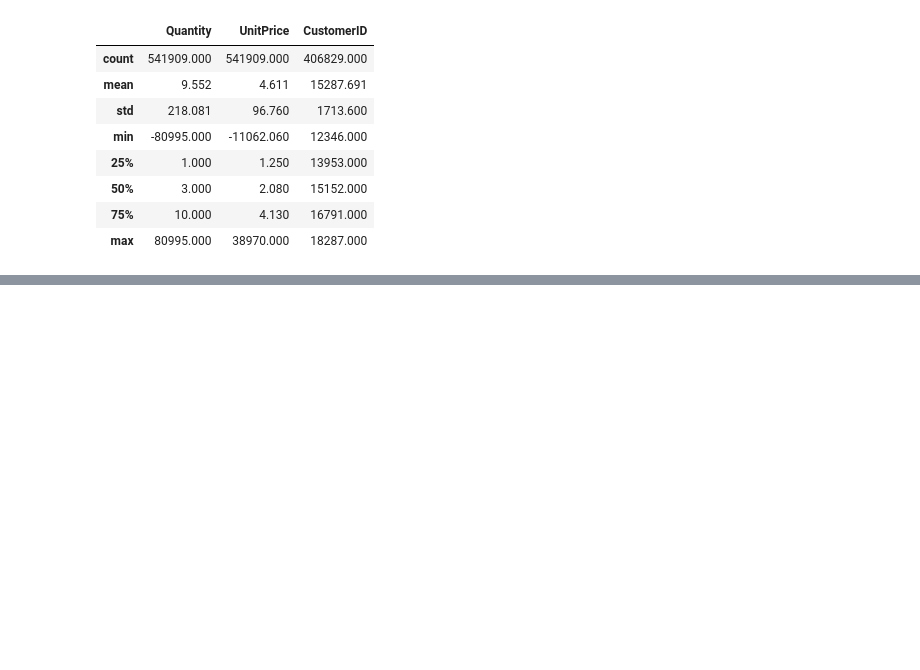
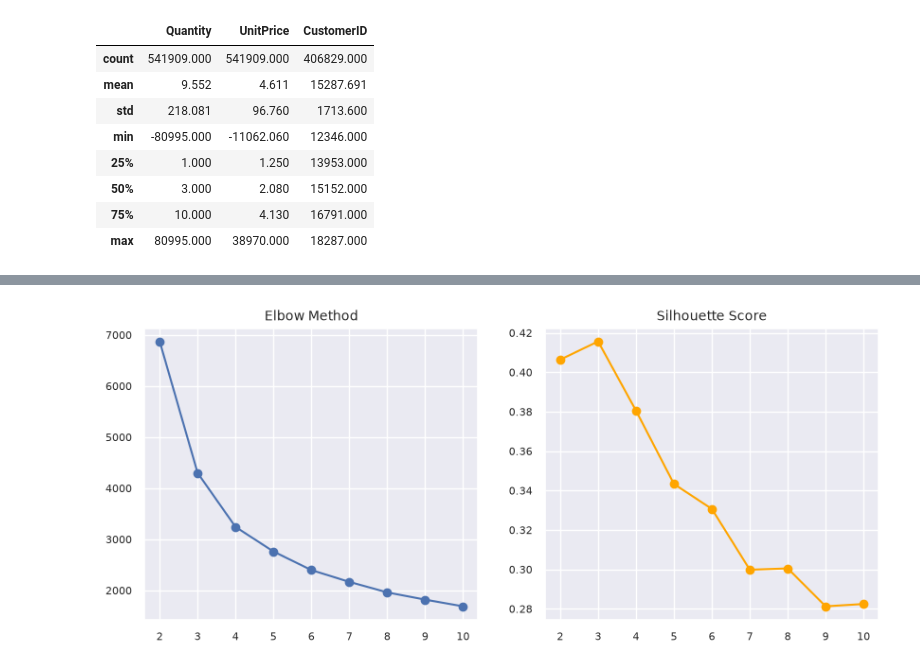
Before and after one commit to kaflebiplob/machine_learning_practice, a Jupyter notebook: unsupervised_notebooks/customer_segmentation.ipynb, the cells around one changed output, grey strips where cells are left out. Cells and saved outputs as stored; diff of their text form; code cells hidden in the pictures; blank space fills up the shorter version.

```diff
--- a/unsupervised_notebooks/customer_segmentation.ipynb
+++ b/unsupervised_notebooks/customer_segmentation.ipynb
@@ -72,0 +100,2 @@ df.describe()
+# %%
+df = df[(df["Quantity"] > 0) & (df["UnitPrice"] > 0)]
@@ -72,0 +106,16 @@ df.describe()
+# %%
+df["InvoiceDate"] = pd.to_datetime(df["InvoiceDate"])
+df["TotalPrice"] = df["Quantity"] * df["UnitPrice"]
+
+snapshot_data = df["InvoiceDate"].max() + pd.Timedelta(days=1)
+rfm = (
+    df.groupby("CustomerID")
+    .agg(
+        Recency=("InvoiceDate", lambda x: (snapshot_data - x.max()).days),
+        Frequency=("InvoiceNo", "nunique"),
+        Monetary=("TotalPrice", "sum"),
+    )
+    .reset_index()
+)
+
+rfm.head()
@@ -72,0 +133,28 @@ df.describe()
+# %%
+rfm_log=rfm.copy()
+rfm_log['Frequency']=np.log1p(rfm_log['Frequency'])
+rfm_log['Monetary']=np.log1p(rfm_log['Monetary'])
+
+scaler = StandardScaler()
+rfm_scaled = scaler.fit_transform(rfm_log[['Recency','Frequency','Monetary']])
+# %%
+inertias =[]
+silhouette= []
+
+k_range = range(2,11)
+
+for k in k_range:
+    km=KMeans(n_clusters=k,random_state=RANDOM_STATE,n_init=10)
+    labels =km.fit_predict(rfm_scaled)
+    inertias.append(km.inertia_)
+    silhouette.append(silhouette_score(rfm_scaled,labels))
+
+fig, ax = plt.subplots(1, 2, figsize=(10, 4))
+ax[0].plot(k_range, inertias, marker='o')
+ax[0].set_title('Elbow Method')
+
+ax[1].plot(k_range, silhouette, marker='o', color='orange')
+ax[1].set_title('Silhouette Score')
+plt.show()
+# %% [output]
+[figure, added]
```
Also changed, not shown: parts of 9 cells of this notebook.
